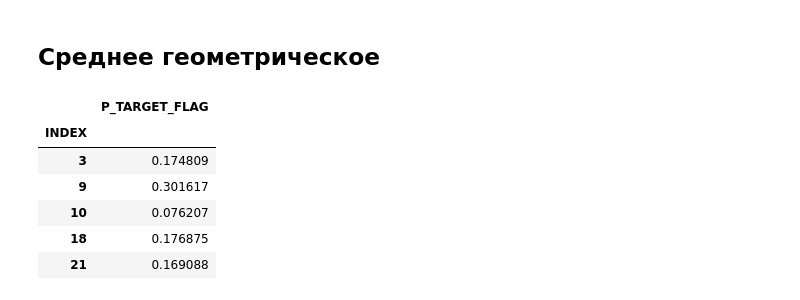
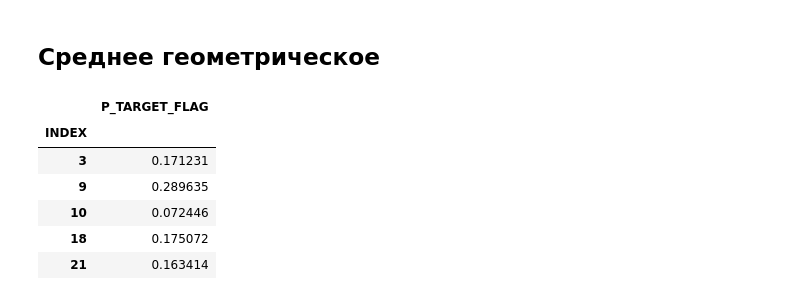
Before and after one commit to alexsyrom/kaggle-ml-train-1, a Jupyter notebook: stacking.ipynb, the cells around one changed output. Saved outputs shown, nothing was run; the diff lists cells and outputs as text; code cells hidden in the pictures.

```diff
--- a/stacking.ipynb
+++ b/stacking.ipynb
@@ -189,14 +189,14 @@ dfYbest.to_csv('results/{}'.format('mix.csv'))
 # %% [markdown]
 ## Среднее геометрическое
 # %%
-dfYbest = (np.power(dfYmore, 0.3) * np.power(dfYxgb, 0.7))
+dfYbest = (np.power(dfYmore, 0.2) * np.power(dfYxgb, 0.8))
 dfYbest.head()
 # %% [output]
 |  | P_TARGET_FLAG |
 | INDEX |  |
-| 3 | 0.174809 |
-| 9 | 0.301617 |
-| 10 | 0.076207 |
-| 18 | 0.176875 |
-| 21 | 0.169088 |
+| 3 | 0.171231 |
+| 9 | 0.289635 |
+| 10 | 0.072446 |
+| 18 | 0.175072 |
+| 21 | 0.163414 |
 # %%
```
Also changed, not shown: parts of 1 cell of this notebook, 1 other file.
